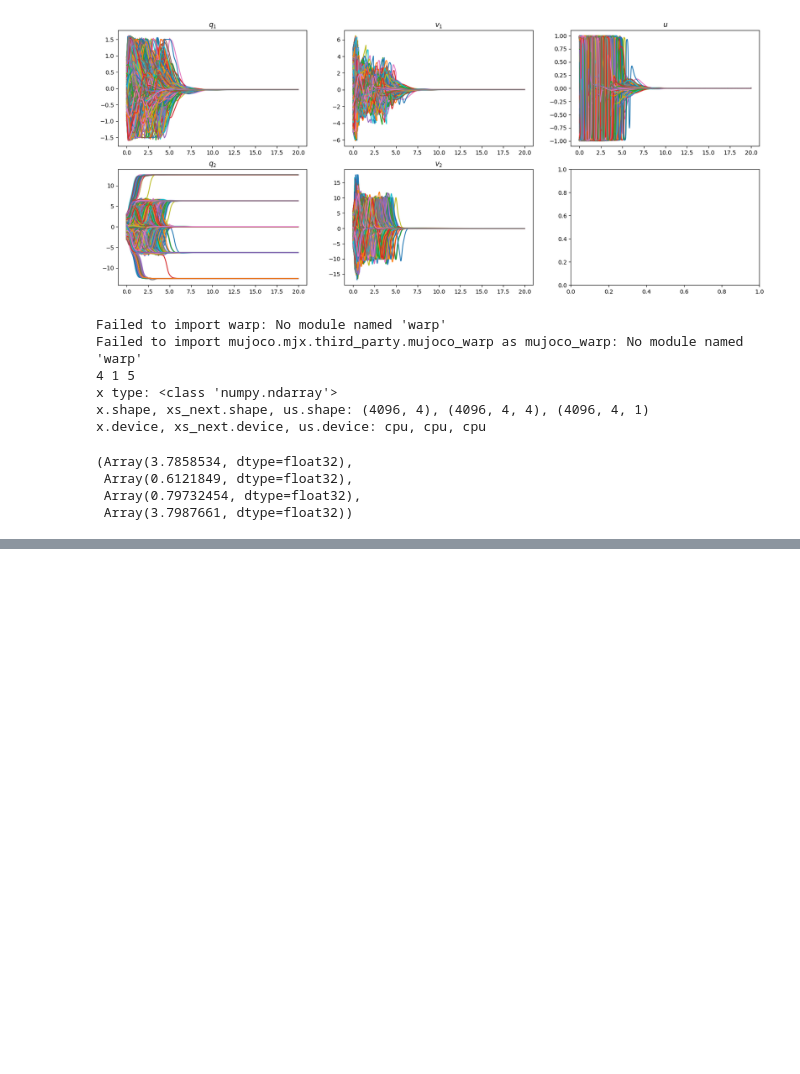
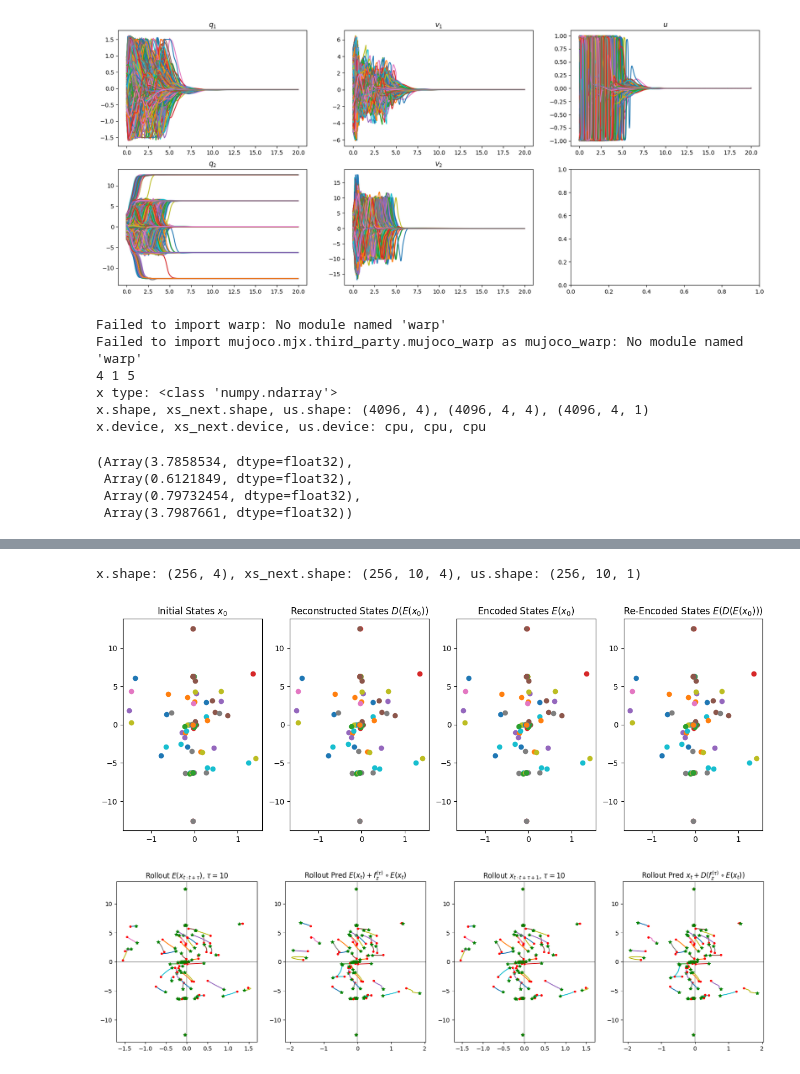
Before and after one commit to kylewang1999/latent_loco, a Jupyter notebook: scripts/train_cartpole.ipynb, the cells around one changed output, grey strips where cells are left out. Cells and saved outputs as stored; diff of their text form; code cells hidden in the pictures; blank space fills up the shorter version.

```diff
--- a/scripts/train_cartpole.ipynb
+++ b/scripts/train_cartpole.ipynb
@@ -165,0 +172,6 @@ Failed to import mujoco.mjx.third_party.mujoco_warp as mujoco_warp: No module na
+# %%
+evaluate(rom, eval_set, cfg_train, cfg_loss)
+# %% [output]
+x.shape: (256, 4), xs_next.shape: (256, 10, 4), us.shape: (256, 10, 1)
+[figure, added]
+[figure, added]
```
Also changed, not shown: parts of 1 cell of this notebook, 1 other file.
